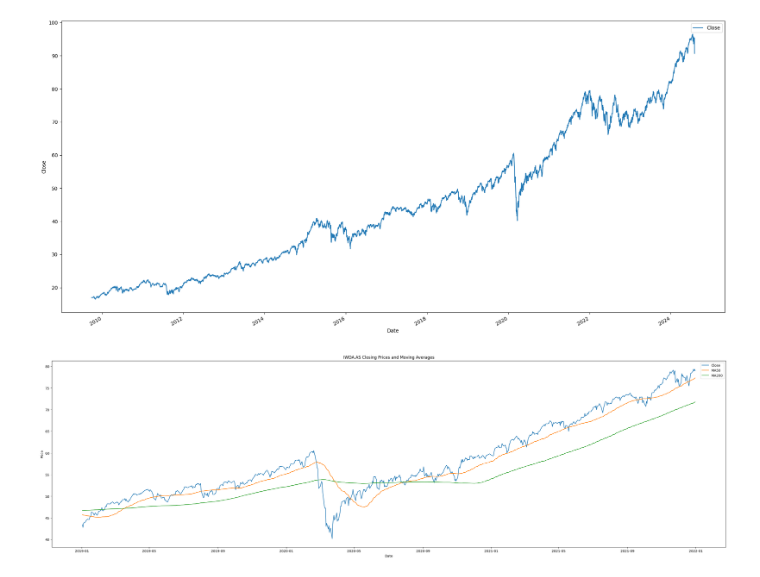
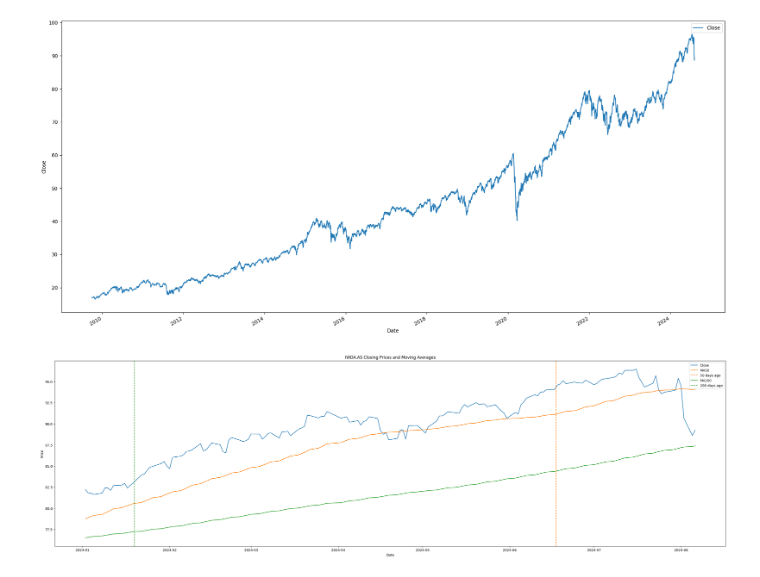
Before and after one commit to BartBroux/BartBroux, a Jupyter notebook: rollend_gemiddelde.ipynb, the cells around one changed output. Drawn from its saved outputs; the diff is of its cells as text; code cells hidden in the pictures.

```diff
--- a/rollend_gemiddelde.ipynb
+++ b/rollend_gemiddelde.ipynb
@@ -15,7 +15,7 @@ import seaborn as sns                               # Advanced dataviz
 from datetime import datetime, timedelta
 
 # Calculate the timestamp for today - 1 day
-end_date = datetime.now() - timedelta(days=1)
+end_date = datetime.now() # - timedelta(days=1)
 end_timestamp = int(end_date.timestamp())
 
 # Update the URL with the new end timestamp
@@ -47,24 +47,30 @@ Text(0, 0.5, 'Close')
 # %%
 # data['MA7'] = data['Close'].rolling(7).mean()
 data['MA50'] = data['Close'].rolling(50).mean()
 data['MA200'] = data['Close'].rolling(200).mean()
 
 # Filter data for the year 2024
-data_2024 = data.loc['2019':'2021']
+data_2024 = data.loc['2024':'2024']
+
+# Get the dates 50 and 200 days ago from the most recent date in the dataset
+date_50_days_ago = end_date - pd.Timedelta(days=50)
+date_200_days_ago = end_date - pd.Timedelta(days=200)
 
 # Plot the data
 plt.figure(figsize=[36, 10])
 plt.plot(data_2024.index, data_2024['Close'], label='Close')
 # plt.plot(data_2024.index, data_2024['MA7'], label='MA7')
 plt.plot(data_2024.index, data_2024['MA50'], label='MA50')
+plt.axvline(x=date_50_days_ago, color='tab:orange', linestyle='--', label='50 days ago')
 plt.plot(data_2024.index, data_2024['MA200'], label='MA200')
+plt.axvline(x=date_200_days_ago, color='tab:green', linestyle='--', label='200 days ago')
 plt.xlabel('Date')
 plt.ylabel('Price')
 plt.title('IWDA.AS Closing Prices and Moving Averages')
 plt.legend()
 plt.show()
 # %% [output]
-[figure, old version]
+[figure, new version]
 # %%
 import pandas as pd
 import plotly.graph_objs as go
```
Also changed, not shown: parts of 3 cells of this notebook.
